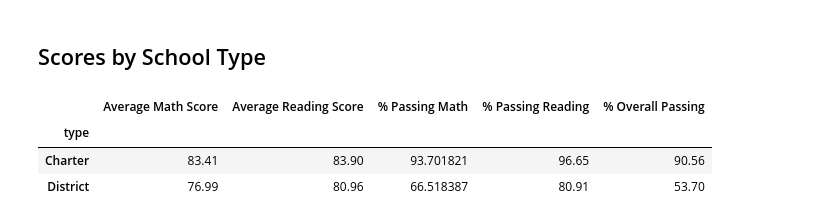
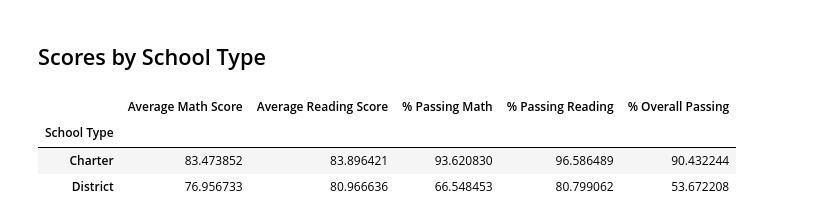
Before and after one commit to jimbleslilley/pandas-challenge, a Jupyter notebook: PyCitySchools/PyCitySchools.ipynb, the cells around one changed output. Saved outputs shown, nothing was run; the diff lists cells and outputs as text; code cells hidden in the pictures.

```diff
--- a/PyCitySchools/PyCitySchools.ipynb
+++ b/PyCitySchools/PyCitySchools.ipynb
@@ -312,30 +304,24 @@ scores_by_size.style.format({"Average Math Score": "{:.2f}",
 # %% [markdown]
 ## Scores by School Type
 # %%
-group_type = school_data_complete.groupby("type")
+group_type = school_summary.groupby("School Type")
 
-
-math_avg = group_type["math_score"].mean()
-reading_avg = group_type["reading_score"].mean()
-math_pass = school_data_complete[school_data_complete["math_score"] >= 70].groupby("type")['Student ID'].count()/group_type['Student ID'].count()
-reading_pass = school_data_complete[school_data_complete["reading_score"] >= 70].groupby("type")['Student ID'].count()/group_type['Student ID'].count()
-both_pass = school_data_complete[(school_data_complete["reading_score"] >= 70) & (school_data_complete["math_score"] >= 70)].groupby("type")['Student ID'].count()/group_type['Student ID'].count()
+math_avg = group_type["Average Math Score"].mean()
+reading_avg = group_type["Average Reading Score"].mean()
+math_pass = group_type["% Passing Math"].mean()
+reading_pass = group_type["% Passing Reading"].mean()
+both_pass = group_type["% Overall Passing"].mean()
 
 scores_by_type = pd.DataFrame({
     "Average Math Score": math_avg,
     "Average Reading Score": reading_avg,
-    "% Passing Math": math_pass * 100,
-    "% Passing Reading": reading_pass * 100,
-    "% Overall Passing": both_pass * 100})
+    "% Passing Math": math_pass,
+    "% Passing Reading": reading_pass,
+    "% Overall Passing": both_pass})
 
-scores_by_type.style.format({"Average Math Score": "{:.2f}",
-                              "Average Reading Score": "{:.2f}",
-                              "% Passing Reading": "{:.2f}",
-                              "% Passing Reading":"{:.2f}",
-                              "% Overall Passing": "{:.2f}"
-                             })
+scores_by_type
 # %% [output]
 |  | Average Math Score | Average Reading Score | % Passing Math | % Passing Reading | % Overall Passing |
-| type |  |  |  |  |  |
-| Charter | 83.41 | 83.90 | 93.701821 | 96.65 | 90.56 |
-| District | 76.99 | 80.96 | 66.518387 | 80.91 | 53.70 |
+| School Type |  |  |  |  |  |
+| Charter | 83.473852 | 83.896421 | 93.620830 | 96.586489 | 90.432244 |
+| District | 76.956733 | 80.966636 | 66.548453 | 80.799062 | 53.672208 |
```
Also changed, not shown: parts of 3 cells of this notebook.
